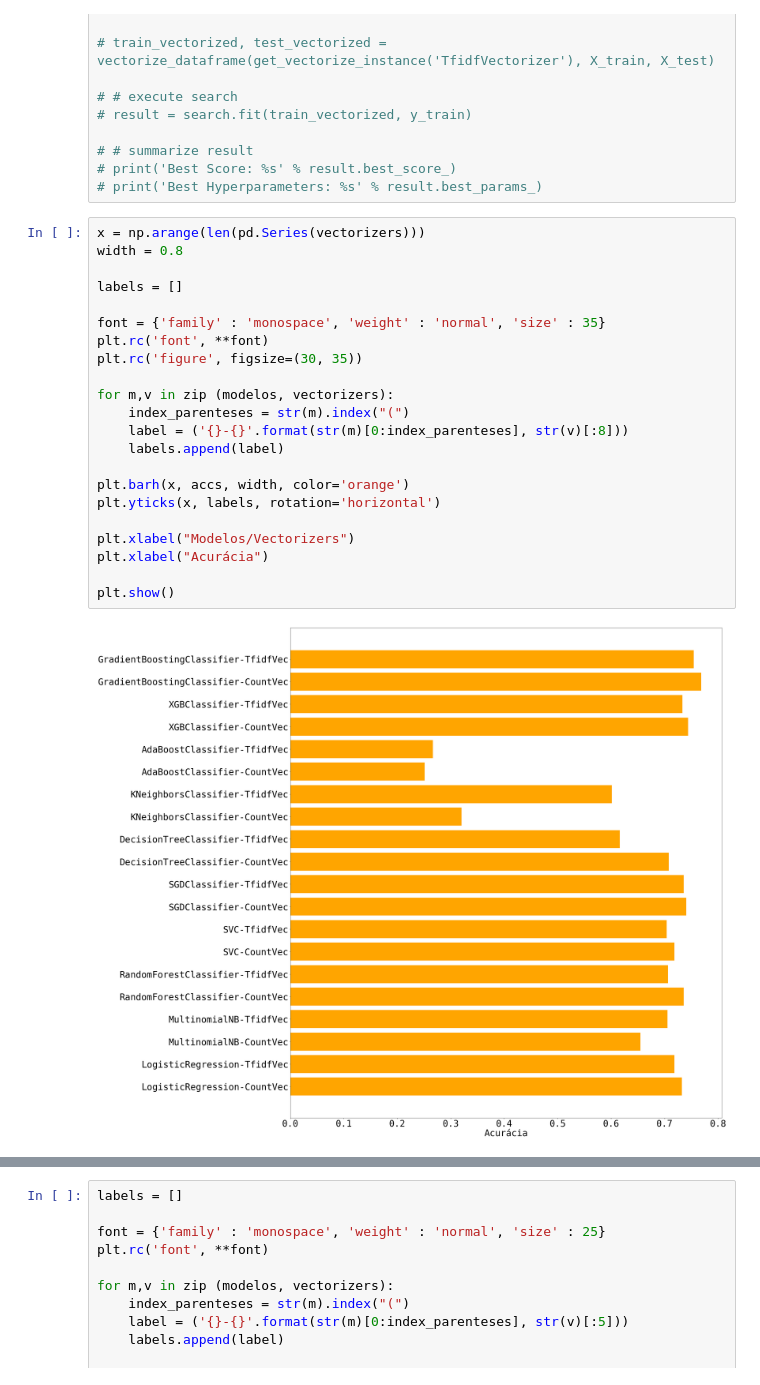
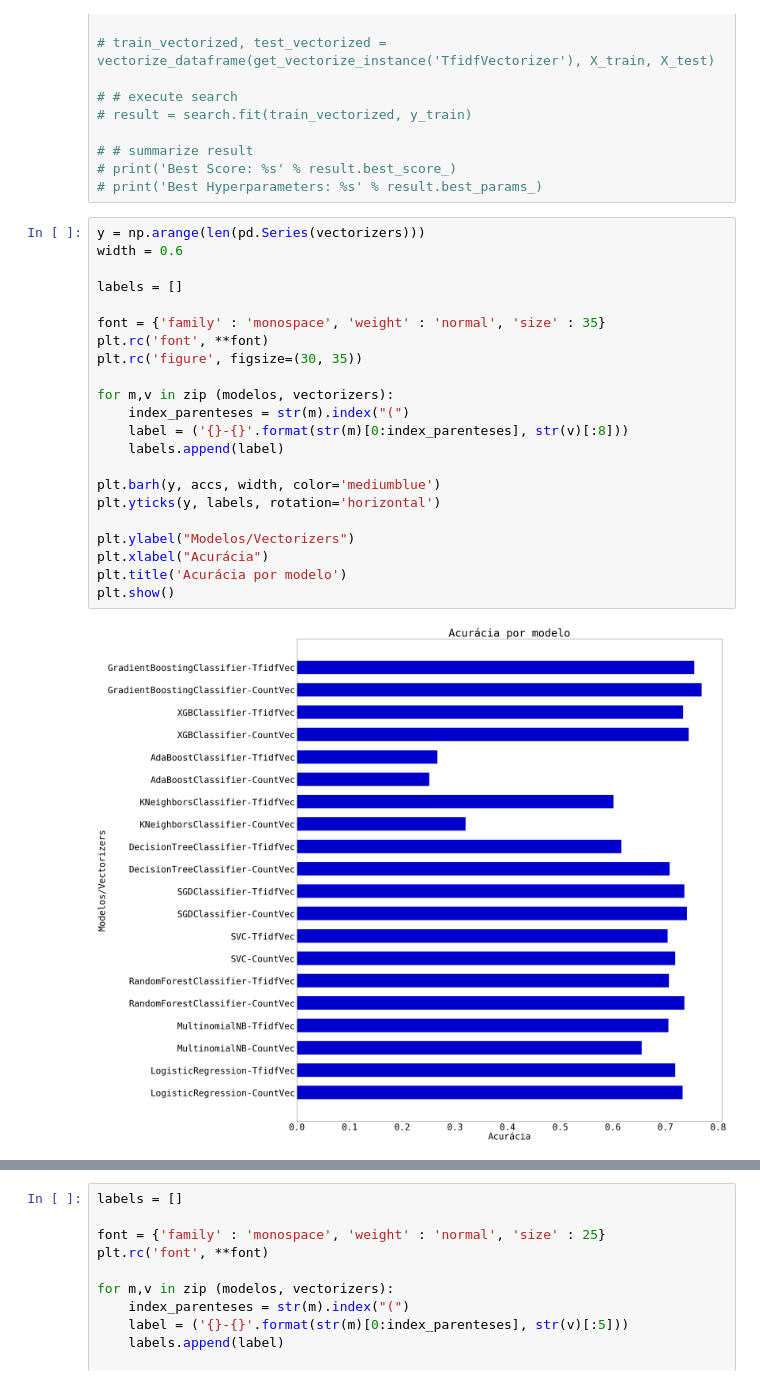
Before and after one commit to willsantospereira/tcc_nlp, a Jupyter notebook: notebook/Analise_Emocao.ipynb, the cells around one changed output, grey strips where cells are left out. Drawn from its saved outputs; the diff is of its cells as text.

```diff
--- a/notebook/Analise_Emocao.ipynb
+++ b/notebook/Analise_Emocao.ipynb
@@ -587,27 +587,27 @@ plot_all_confusion_matrix(modelos, vectorizers, y_test_under, y_predictions)
 # print('Best Score: %s' % result.best_score_)
 # print('Best Hyperparameters: %s' % result.best_params_)
 # %%
-x = np.arange(len(pd.Series(vectorizers)))
-width = 0.8
+y = np.arange(len(pd.Series(vectorizers)))
+width = 0.6
 
 labels = []
 
 font = {'family' : 'monospace', 'weight' : 'normal', 'size' : 35}
 plt.rc('font', **font)
 plt.rc('figure', figsize=(30, 35))
 
 for m,v in zip (modelos, vectorizers):
     index_parenteses = str(m).index("(")
     label = ('{}-{}'.format(str(m)[0:index_parenteses], str(v)[:8]))
     labels.append(label)
 
-plt.barh(x, accs, width, color='orange')
-plt.yticks(x, labels, rotation='horizontal')
+plt.barh(y, accs, width, color='mediumblue')
+plt.yticks(y, labels, rotation='horizontal')
 
-plt.xlabel("Modelos/Vectorizers")
+plt.ylabel("Modelos/Vectorizers")
 plt.xlabel("Acurácia")
-
+plt.title('Acurácia por modelo')
 plt.show()
 # %% [output]
-[figure, old version]
+[figure, new version]
 # %%
```
Also changed, not shown: parts of 2 cells of this notebook.
